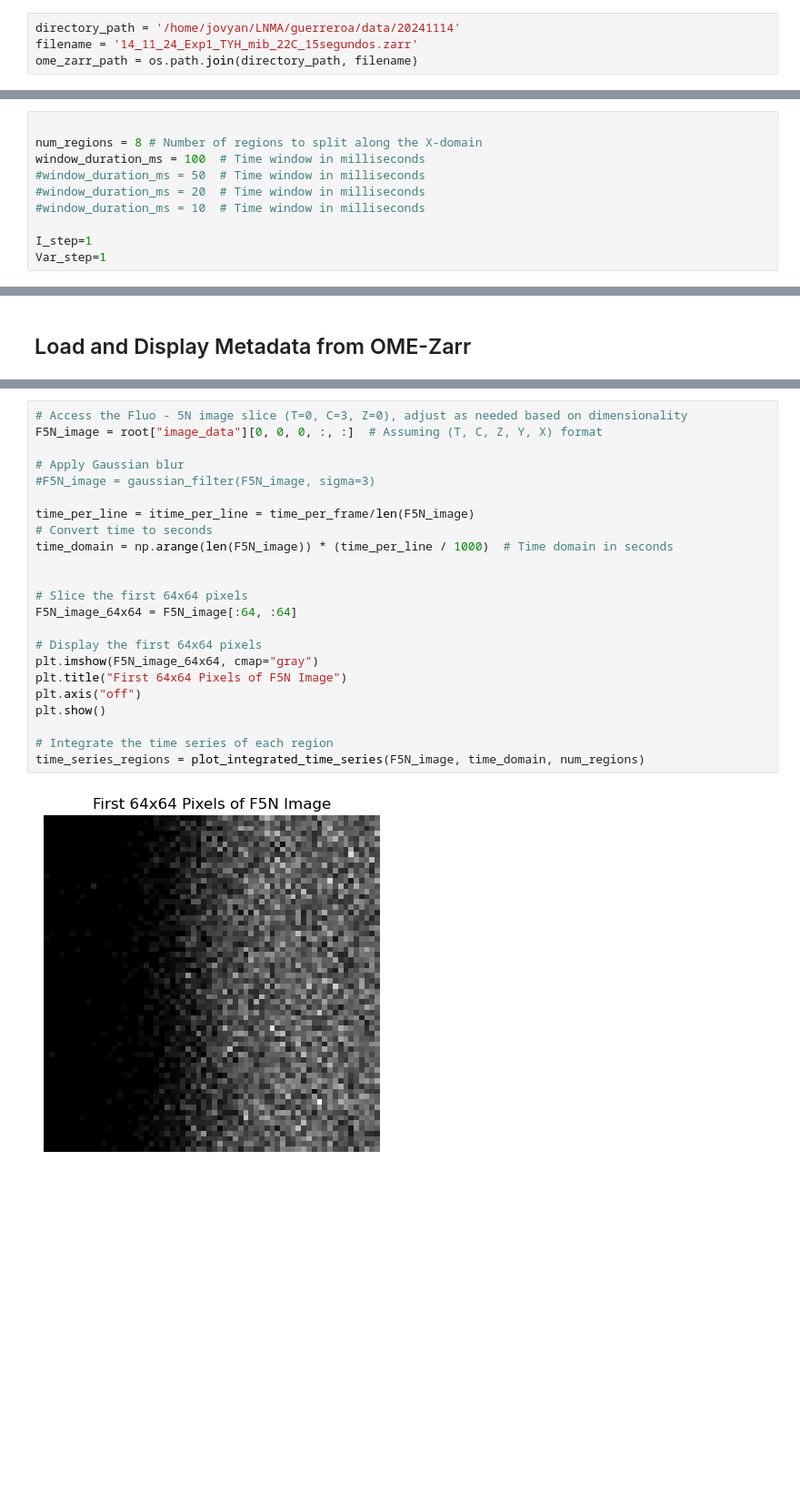
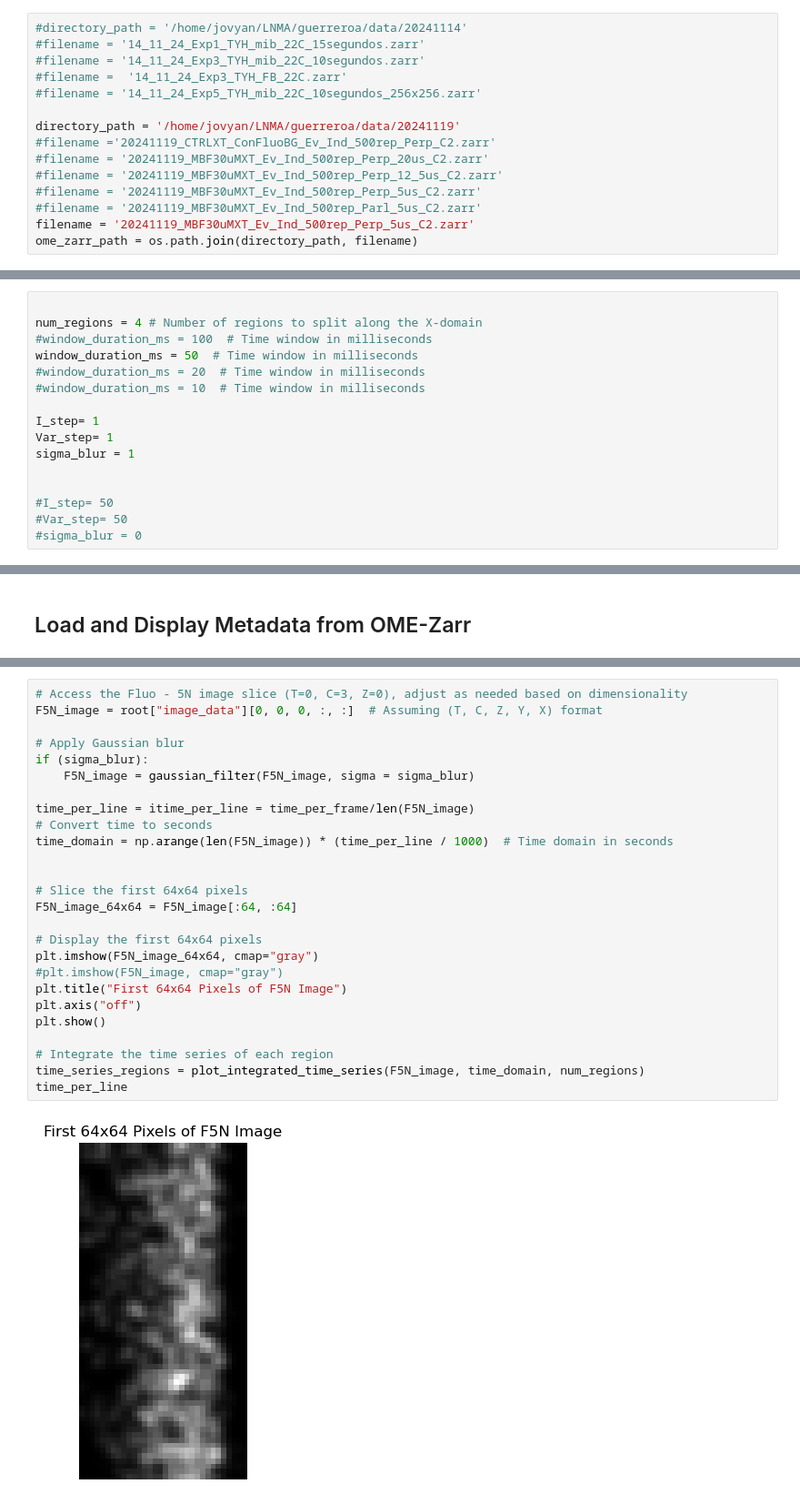
Before and after one commit to adanog/SingleChannelSperm, a Jupyter notebook: 03_Noise_Analysis_Fluorescence.ipynb.ipynb, the cells around one changed output, grey strips where cells are left out. Shown at 91% size. Cells and saved outputs as stored; diff of their text form; blank space fills up the shorter version.

```diff
--- a/03_Noise_Analysis_Fluorescence.ipynb.ipynb
+++ b/03_Noise_Analysis_Fluorescence.ipynb.ipynb
@@ -64,21 +65,38 @@ from scipy.optimize import curve_fit
 # %% [markdown]
 ## Define file paths
 # %%
-directory_path = '/home/jovyan/LNMA/guerreroa/data/20241114'
-filename = '14_11_24_Exp1_TYH_mib_22C_15segundos.zarr'
+#directory_path = '/home/jovyan/LNMA/guerreroa/data/20241114'
+#filename = '14_11_24_Exp1_TYH_mib_22C_15segundos.zarr'
+#filename = '14_11_24_Exp3_TYH_mib_22C_10segundos.zarr'
+#filename =  '14_11_24_Exp3_TYH_FB_22C.zarr'
+#filename = '14_11_24_Exp5_TYH_mib_22C_10segundos_256x256.zarr'
+
+directory_path = '/home/jovyan/LNMA/guerreroa/data/20241119'
+#filename ='20241119_CTRLXT_ConFluoBG_Ev_Ind_500rep_Perp_C2.zarr'
+#filename = '20241119_MBF30uMXT_Ev_Ind_500rep_Perp_20us_C2.zarr'
+#filename = '20241119_MBF30uMXT_Ev_Ind_500rep_Perp_12_5us_C2.zarr'
+#filename = '20241119_MBF30uMXT_Ev_Ind_500rep_Perp_5us_C2.zarr'
+#filename = '20241119_MBF30uMXT_Ev_Ind_500rep_Parl_5us_C2.zarr'
+filename = '20241119_MBF30uMXT_Ev_Ind_500rep_Perp_5us_C2.zarr'
 ome_zarr_path = os.path.join(directory_path, filename)
 # %% [markdown]
 ## Parameters
 # %%
 
-num_regions = 8 # Number of regions to split along the X-domain
-window_duration_ms = 100  # Time window in milliseconds
-#window_duration_ms = 50  # Time window in milliseconds
+num_regions = 4 # Number of regions to split along the X-domain
+#window_duration_ms = 100  # Time window in milliseconds
+window_duration_ms = 50  # Time window in milliseconds
 #window_duration_ms = 20  # Time window in milliseconds
 #window_duration_ms = 10  # Time window in milliseconds
 
-I_step=1
-Var_step=1
+I_step= 1
+Var_step= 1
+sigma_blur = 1
+
+
+#I_step= 50
+#Var_step= 50
+#sigma_blur = 0
 # %% [markdown]
 ## Functions
 # %%
@@ -316,25 +337,28 @@ Pixel Size: 0.033
 # %%
 # Access the Fluo - 5N image slice (T=0, C=3, Z=0), adjust as needed based on dimensionality
 F5N_image = root["image_data"][0, 0, 0, :, :]  # Assuming (T, C, Z, Y, X) format
 
 # Apply Gaussian blur
-#F5N_image = gaussian_filter(F5N_image, sigma=3)
+if (sigma_blur):
+    F5N_image = gaussian_filter(F5N_image, sigma = sigma_blur)
 
 time_per_line = itime_per_line = time_per_frame/len(F5N_image)
 # Convert time to seconds
 time_domain = np.arange(len(F5N_image)) * (time_per_line / 1000)  # Time domain in seconds
 
 
 # Slice the first 64x64 pixels
 F5N_image_64x64 = F5N_image[:64, :64]
 
 # Display the first 64x64 pixels
 plt.imshow(F5N_image_64x64, cmap="gray")
+#plt.imshow(F5N_image, cmap="gray")
 plt.title("First 64x64 Pixels of F5N Image")
 plt.axis("off")
 plt.show()
 
 # Integrate the time series of each region
 time_series_regions = plot_integrated_time_series(F5N_image, time_domain, num_regions)
+time_per_line
 # %% [output]
-[figure, old version]
+[figure, new version]
```
Also changed, not shown: parts of 9 cells of this notebook, 1 other file.
